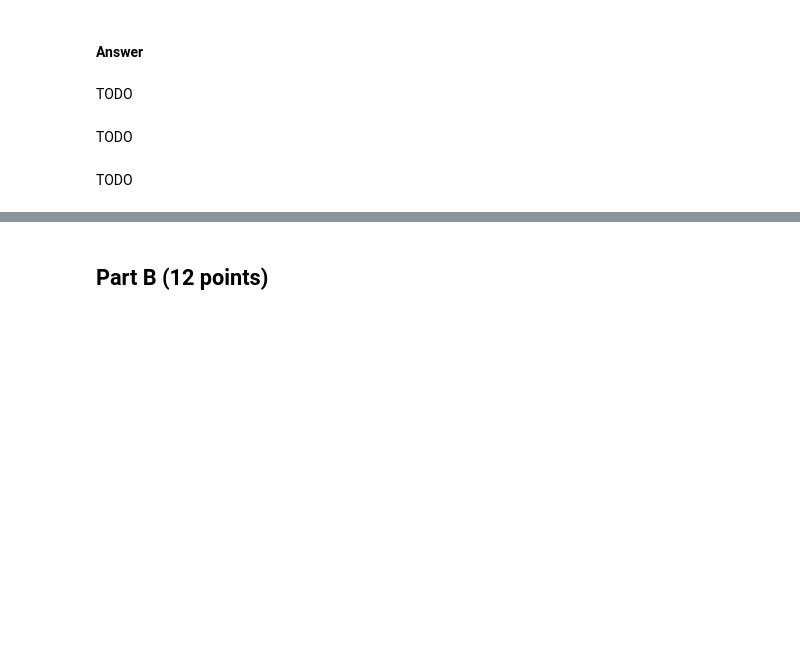
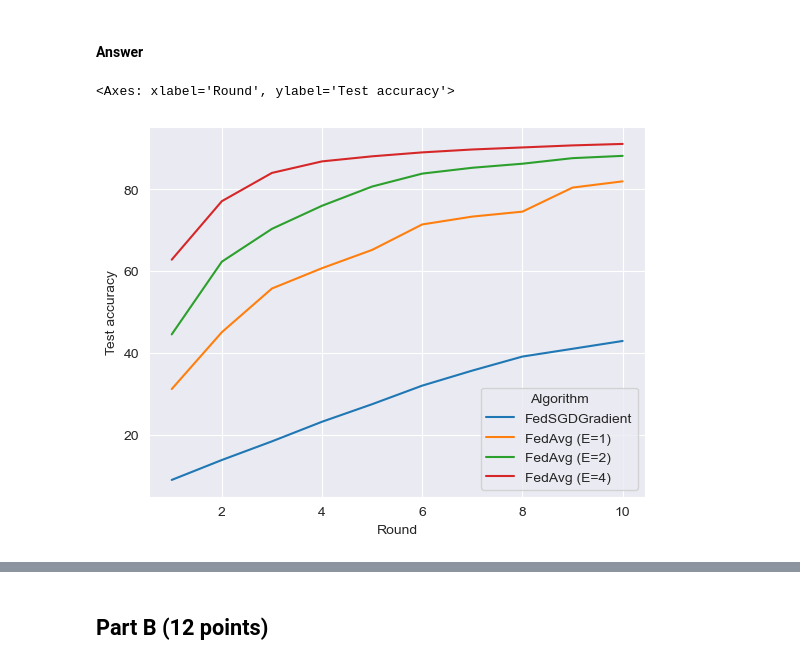
Before and after one commit to bastienjossen/DDL25Spring, a Jupyter notebook: lab/homework-1.ipynb, the cells around one changed output, grey strips where cells are left out. Drawn from its saved outputs; the diff is of its cells as text; code cells hidden in the pictures; blank space fills up the shorter version.

```diff
--- a/lab/homework-1.ipynb
+++ b/lab/homework-1.ipynb
@@ -101,0 +349,16 @@ TODO
+# %%
+# TODO
+N = [100]
+C = [0.01,0.1,0.2]
+Algorithm = ["FedSGD", "FedAvg"]
+for n in N:
+    for c in C:
+        sample_split = split(n, iid, seed=10)
+        for alg in Algorithm:
+            if alg == "FedSGD":
+                server = FedSgdGradientServer(lr, sample_split, c, seed=seed)
+            else:
+                server = FedAvgServer(lr, b, sample_split, c, e ,seed=seed)
+            result = server.run(nr_rounds)
+            df = result.as_df()
+            display(df)
@@ -123,2 +453,0 @@ _(2 points)_ Make another plot for only non-IID splits, including the FedSGD and
-# %% [markdown]
-TODO
@@ -127,2 +453,0 @@ TODO
-# %% [markdown]
-TODO
@@ -131,2 +454,28 @@ TODO
-# %% [markdown]
-TODO
+# %%
+# n = 100
+# lr = 0.01
+# c = 0.1
+# e = 1
+# b = 100
+# nr_rounds = 10
+# iid = True
+# seed = 10
+
+epoch = [1, 2, 4]
+sample_split = split(n, iid, seed=10)
+
+server = FedSgdGradientServer(lr, sample_split, c, seed=seed)
+result = server.run(nr_rounds)
+df_SDG = result.as_df()
+dfs = [df_SDG]
+for epochs in epoch:
+    server = FedAvgServer(lr, b, sample_split, c, epochs ,seed=seed)
+    result = server.run(nr_rounds)
+    df_temp = result.as_df()
+    df_temp["Algorithm"] = f"FedAvg (E={epochs})"
+    dfs.append(df_temp)
+df = pd.concat(dfs)
+sns.lineplot(data=df, x="Round", y="Test accuracy", hue="Algorithm")
+# %% [output]
+<Axes: xlabel='Round', ylabel='Test accuracy'>
+[figure, added]
```
Also changed, not shown: parts of 28 cells of this notebook, 1 other file.
